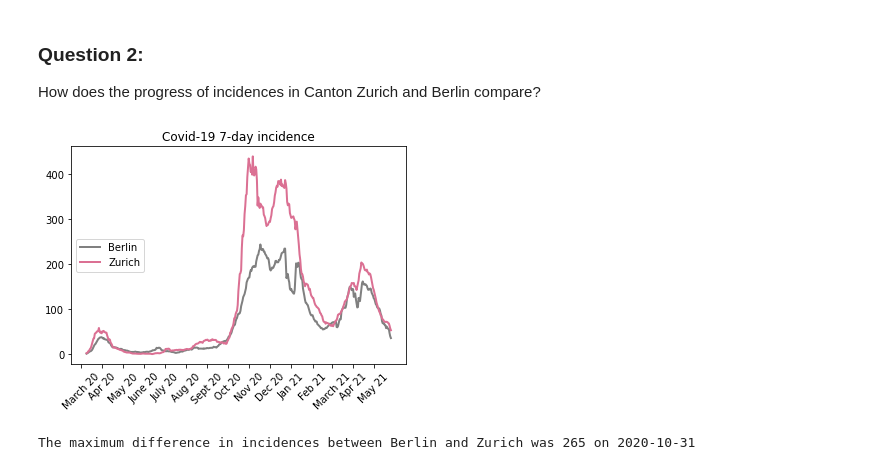
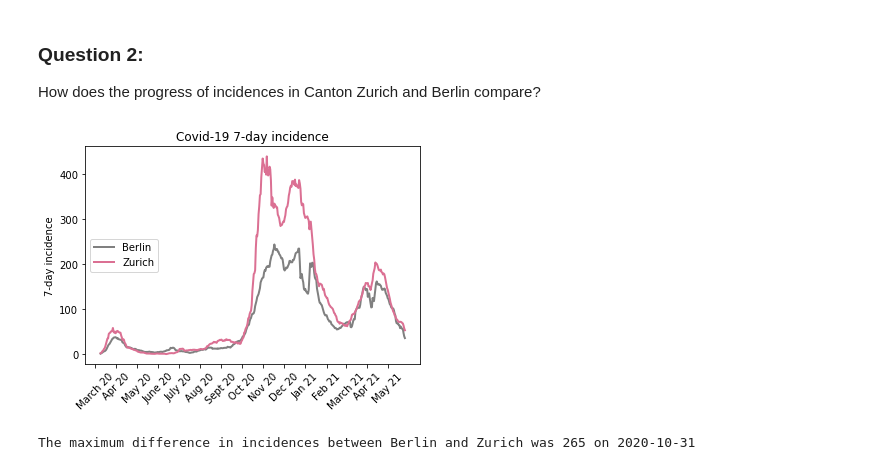
Before and after one commit to zoraaroz/covid19-cases-lockdowns, a Jupyter notebook: data_analysis.ipynb, the cells around one changed output. Saved outputs shown, nothing was run; the diff lists cells and outputs as text; code cells hidden in the pictures.

```diff
--- a/data_analysis.ipynb
+++ b/data_analysis.ipynb
@@ -1057,12 +1060,13 @@ The mean incidence in Caonton Zurich was considerably higher than in Berlin. How
 How does the progress of incidences in Canton Zurich and Berlin compare?
 # %%
 fig = plt.figure()
-plot_temporal_data(plt.gca(), cases_be, 'incidence', color = 'gray', linewidth = 2, label = 'Berlin', legend = 'in')
+plot_temporal_data(plt.gca(), cases_be, 'incidence', color = 'gray', linewidth = 2, label = 'Berlin',
+                   ylabel = '7-day incidence', legend = 'in')
 plot_temporal_data(plt.gca(), cases_zh, 'incidence', color = 'palevioletred', linewidth = 2,
                    title = 'Covid-19 7-day incidence', label = 'Zurich', legend = 'in')
 get_month_ticks(plt.gca(), 45)
 # %% [output]
-[figure, old version]
+[figure, new version]
 # %%
 diff = abs(cases_be.incidence - cases_zh.incidence)
 print('The maximum difference in incidences between Berlin and Zurich was {} on {}'.format(round(max(diff)),
```
Also changed, not shown: parts of 7 cells of this notebook.
